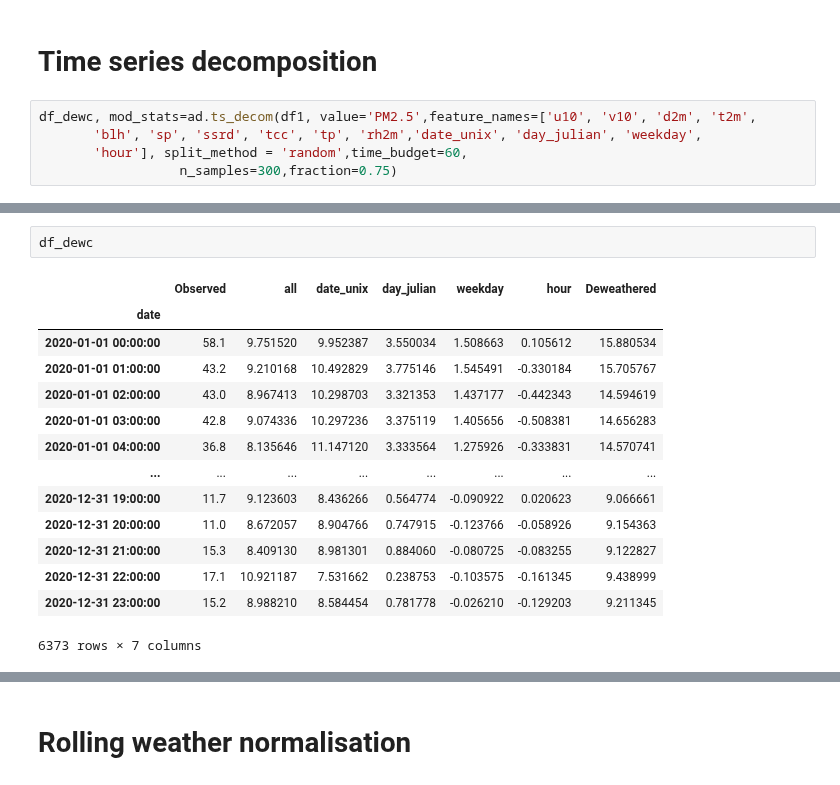
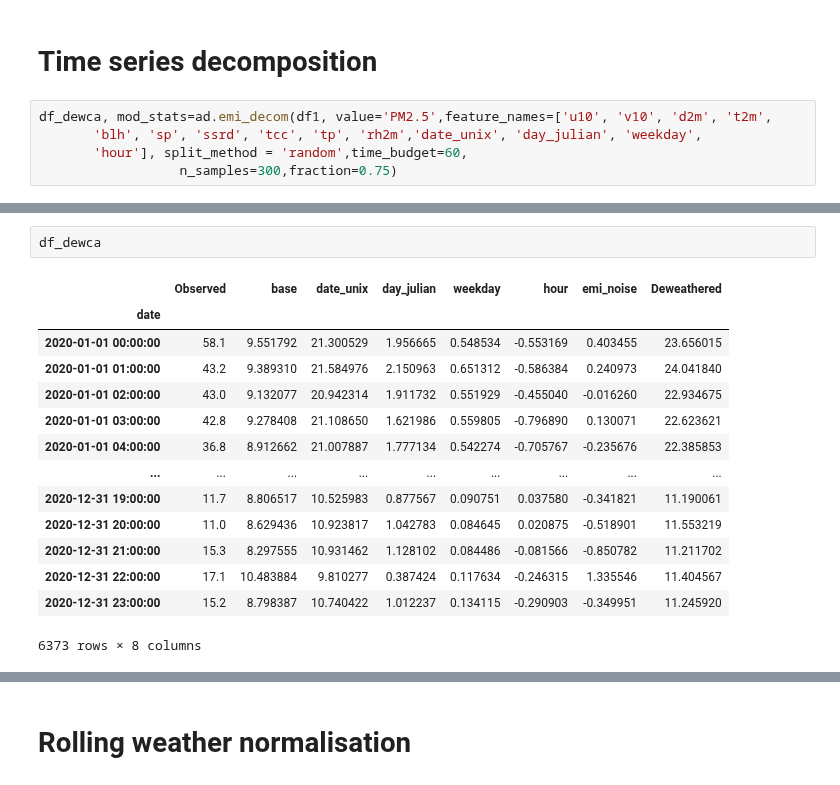
Before and after one commit to m-edal/normet, a Jupyter notebook: docs/notebooks/Case2_autodew.ipynb, the cells around one changed output, grey strips where cells are left out. Drawn from its saved outputs; the diff is of its cells as text.

```diff
--- a/docs/notebooks/Case2_autodew.ipynb
+++ b/docs/notebooks/Case2_autodew.ipynb
@@ -222,7 +230,7 @@ df_dew
 # %% [markdown]
 # Time series decomposition
 # %%
-df_dewc, mod_stats=ad.ts_decom(df1, value='PM2.5',feature_names=['u10', 'v10', 'd2m', 't2m',
+df_dewca, mod_stats=ad.emi_decom(df1, value='PM2.5',feature_names=['u10', 'v10', 'd2m', 't2m',
        'blh', 'sp', 'ssrd', 'tcc', 'tp', 'rh2m','date_unix', 'day_julian', 'weekday',
        'hour'], split_method = 'random',time_budget=60,
                   n_samples=300,fraction=0.75)
@@ -235,18 +248,18 @@ df_dewc, mod_stats=ad.ts_decom(df1, value='PM2.5',feature_names=['u10', 'v10', '
 # %%
-df_dewc
+df_dewca
 # %% [output]
-|  | Observed | all | date_unix | day_julian | weekday | hour | Deweathered |
-| date |  |  |  |  |  |  |  |
-| 2020-01-01 00:00:00 | 58.1 | 9.751520 | 9.952387 | 3.550034 | 1.508663 | 0.105612 | 15.880534 |
-| 2020-01-01 01:00:00 | 43.2 | 9.210168 | 10.492829 | 3.775146 | 1.545491 | -0.330184 | 15.705767 |
-| 2020-01-01 02:00:00 | 43.0 | 8.967413 | 10.298703 | 3.321353 | 1.437177 | -0.442343 | 14.594619 |
-| 2020-01-01 03:00:00 | 42.8 | 9.074336 | 10.297236 | 3.375119 | 1.405656 | -0.508381 | 14.656283 |
-| 2020-01-01 04:00:00 | 36.8 | 8.135646 | 11.147120 | 3.333564 | 1.275926 | -0.333831 | 14.570741 |
-| ... | ... | ... | ... | ... | ... | ... | ... |
-| 2020-12-31 19:00:00 | 11.7 | 9.123603 | 8.436266 | 0.564774 | -0.090922 | 0.020623 | 9.066661 |
-| 2020-12-31 20:00:00 | 11.0 | 8.672057 | 8.904766 | 0.747915 | -0.123766 | -0.058926 | 9.154363 |
-| 2020-12-31 21:00:00 | 15.3 | 8.409130 | 8.981301 | 0.884060 | -0.080725 | -0.083255 | 9.122827 |
-| 2020-12-31 22:00:00 | 17.1 | 10.921187 | 7.531662 | 0.238753 | -0.103575 | -0.161345 | 9.438999 |
-| 2020-12-31 23:00:00 | 15.2 | 8.988210 | 8.584454 | 0.781778 | -0.026210 | -0.129203 | 9.211345 |
+|  | Observed | base | date_unix | day_julian | weekday | hour | emi_noise | Deweathered |
+| date |  |  |  |  |  |  |  |  |
+| 2020-01-01 00:00:00 | 58.1 | 9.551792 | 21.300529 | 1.956665 | 0.548534 | -0.553169 | 0.403455 | 23.656015 |
+| 2020-01-01 01:00:00 | 43.2 | 9.389310 | 21.584976 | 2.150963 | 0.651312 | -0.586384 | 0.240973 | 24.041840 |
+| 2020-01-01 02:00:00 | 43.0 | 9.132077 | 20.942314 | 1.911732 | 0.551929 | -0.455040 | -0.016260 | 22.934675 |
+| 2020-01-01 03:00:00 | 42.8 | 9.278408 | 21.108650 | 1.621986 | 0.559805 | -0.796890 | 0.130071 | 22.623621 |
+| 2020-01-01 04:00:00 | 36.8 | 8.912662 | 21.007887 | 1.777134 | 0.542274 | -0.705767 | -0.235676 | 22.385853 |
+| ... | ... | ... | ... | ... | ... | ... | ... | ... |
+| 2020-12-31 19:00:00 | 11.7 | 8.806517 | 10.525983 | 0.877567 | 0.090751 | 0.037580 | -0.341821 | 11.190061 |
+| 2020-12-31 20:00:00 | 11.0 | 8.629436 | 10.923817 | 1.042783 | 0.084645 | 0.020875 | -0.518901 | 11.553219 |
+| 2020-12-31 21:00:00 | 15.3 | 8.297555 | 10.931462 | 1.128102 | 0.084486 | -0.081566 | -0.850782 | 11.211702 |
+| 2020-12-31 22:00:00 | 17.1 | 10.483884 | 9.810277 | 0.387424 | 0.117634 | -0.246315 | 1.335546 | 11.404567 |
+| 2020-12-31 23:00:00 | 15.2 | 8.798387 | 10.740422 | 1.012237 | 0.134115 | -0.290903 | -0.349951 | 11.245920 |
-6373 rows × 7 columns
+6373 rows × 8 columns
 # %%
```
Also changed, not shown: parts of 31 cells of this notebook, 3 other files.
